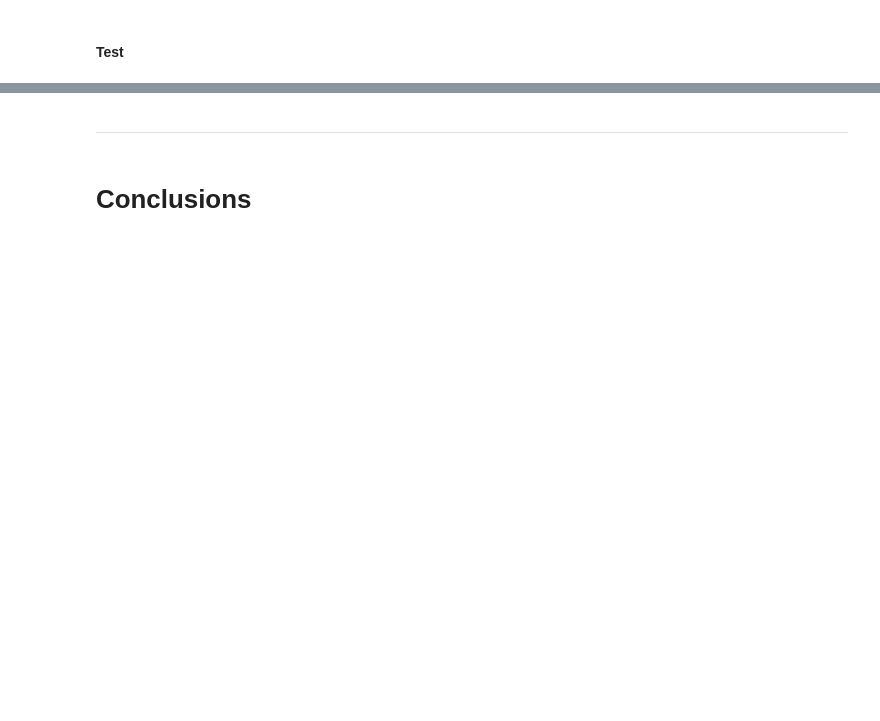
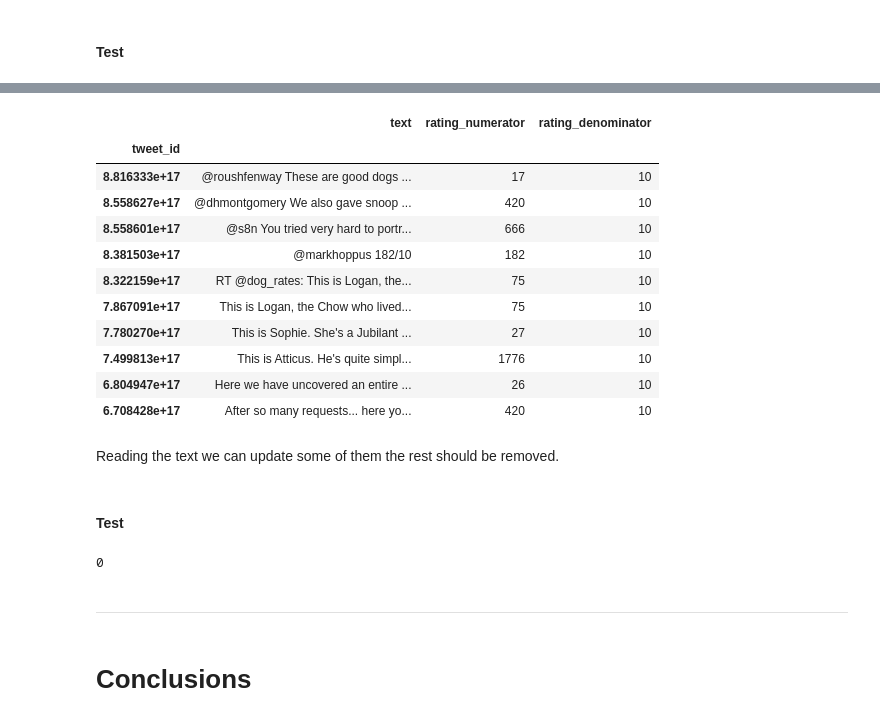
Before and after one commit to hamidkhbl/Twitter_account_data_analysis, a Jupyter notebook: wrangle_act.ipynb, the cells around one changed output, grey strips where cells are left out. Cells and saved outputs as stored; diff of their text form; code cells hidden in the pictures; blank space fills up the shorter version.

```diff
--- a/wrangle_act.ipynb
+++ b/wrangle_act.ipynb
@@ -708,2 +708,4 @@ Apparently, the fetch the rating nominators and denominators from the text. Thes
+# %%
+df_csv_clean.drop(df_csv_clean.query('rating_denominator != 10').index, inplace=True)
 # %% [markdown]
 #### Test
@@ -709,0 +720,17 @@ Apparently, the fetch the rating nominators and denominators from the text. Thes
+# %%
+df_csv_clean.query('rating_numerator > 15')[['text','rating_numerator','rating_denominator']]
+# %% [output]
+|  | text | rating_numerator | rating_denominator |
+| tweet_id |  |  |  |
+| 8.816333e+17 | @roushfenway These are good dogs ... | 17 | 10 |
+| 8.558627e+17 | @dhmontgomery We also gave snoop ... | 420 | 10 |
+| 8.558601e+17 | @s8n You tried very hard to portr... | 666 | 10 |
+| 8.381503e+17 | @markhoppus 182/10 | 182 | 10 |
+| 8.322159e+17 | RT @dog_rates: This is Logan, the... | 75 | 10 |
+| 7.867091e+17 | This is Logan, the Chow who lived... | 75 | 10 |
+| 7.780270e+17 | This is Sophie. She's a Jubilant ... | 27 | 10 |
+| 7.499813e+17 | This is Atticus. He's quite simpl... | 1776 | 10 |
+| 6.804947e+17 | Here we have uncovered an entire ... | 26 | 10 |
+| 6.708428e+17 | After so many requests... here yo... | 420 | 10 |
+# %% [markdown]
+Reading the text we can update some of them the rest should be removed.
@@ -710,3 +750,9 @@ Apparently, the fetch the rating nominators and denominators from the text. Thes
+# %% [markdown]
+#### Test
+# %%
+df_csv_clean.query('rating_numerator > 15')[['text','rating_numerator','rating_denominator']].shape[0]
+# %% [output]
+0
 # %% [markdown]
 -------------------------------------------------------
 # %% [markdown]
```
Also changed, not shown: parts of 6 cells of this notebook.
